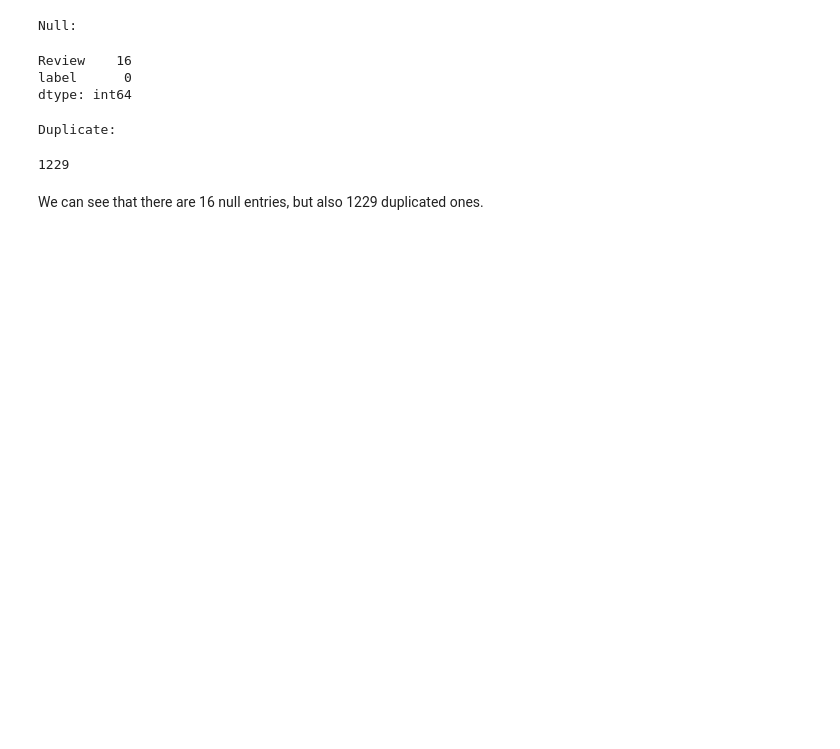
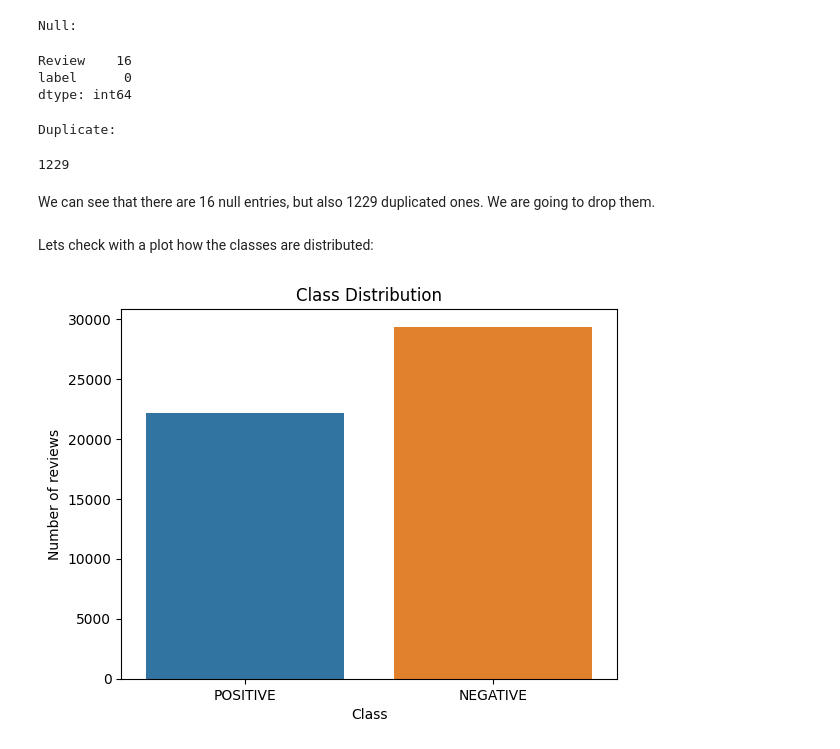
Before and after one commit to LittleHaku/spotify-reviews-sentiment-analysis, a Jupyter notebook: Spotify_User_Reviews_Sentiment_Analysis.ipynb, the cells around one changed output. Cells and saved outputs as stored; diff of their text form; code cells hidden in the pictures; blank space fills up the shorter version.

```diff
--- a/Spotify_User_Reviews_Sentiment_Analysis.ipynb
+++ b/Spotify_User_Reviews_Sentiment_Analysis.ipynb
@@ -51,4 +68,17 @@ df.duplicated().sum()
 Duplicate:
 1229
 # %% [markdown]
-We can see that there are 16 null entries, but also 1229 duplicated ones.
+We can see that there are 16 null entries, but also 1229 duplicated ones. We are going to drop them.
+# %%
+df = df.dropna()
+df = df.drop_duplicates()
+# %% [markdown]
+Lets check with a plot how the classes are distributed:
+# %%
+sns.countplot(x='label', data=df)
+plt.title('Class Distribution')
+plt.xlabel("Class")
+plt.ylabel("Number of reviews")
+plt.show()
+# %% [output]
+[figure, added]
```
Also changed, not shown: parts of 21 cells of this notebook.
